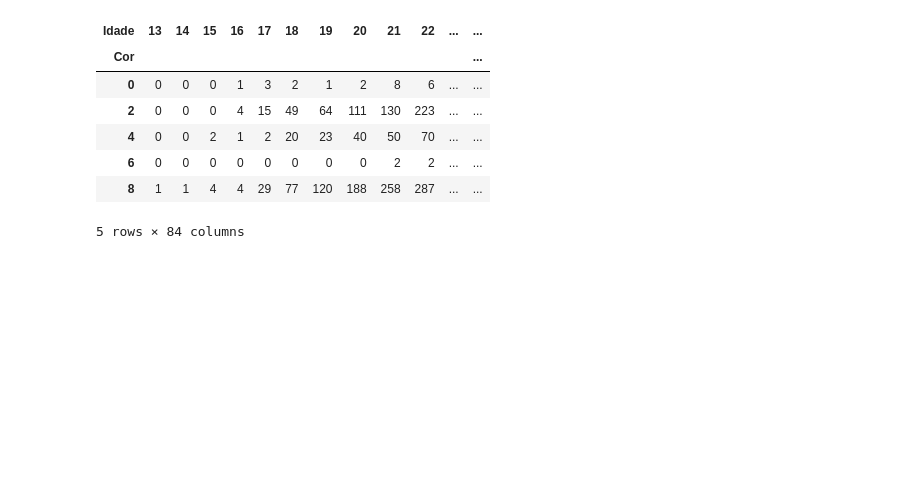
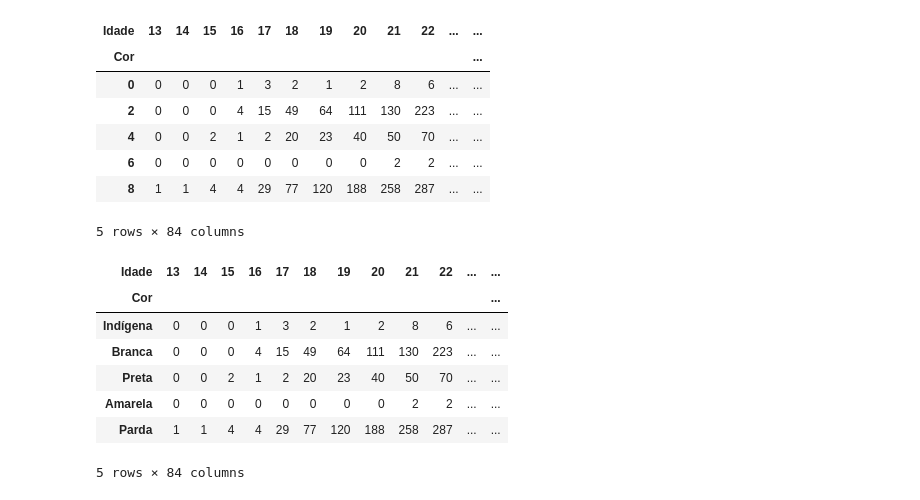
Before and after one commit to NewKanvas/Senac, a Jupyter notebook: IPython/Aula07.ipynb, the cells around one changed output. Cells and saved outputs as stored; diff of their text form; code cells hidden in the pictures; blank space fills up the shorter version.

```diff
--- a/IPython/Aula07.ipynb
+++ b/IPython/Aula07.ipynb
@@ -586,3 +593,15 @@ percentual
 | 6 | 0 | 0 | 0 | 0 | 0 | 0 | 0 | 0 | 2 | 2 | ... | ... |
 | 8 | 1 | 1 | 4 | 4 | 29 | 77 | 120 | 188 | 258 | 287 | ... | ... |
 5 rows × 84 columns
+# %%
+Coridade.rename(index = cor, inplace = True)
+Coridade
+# %% [output]
+| Idade | 13 | 14 | 15 | 16 | 17 | 18 | 19 | 20 | 21 | 22 | ... | ... |
+| Cor |  |  |  |  |  |  |  |  |  |  |  | ... |
+| Indígena | 0 | 0 | 0 | 1 | 3 | 2 | 1 | 2 | 8 | 6 | ... | ... |
+| Branca | 0 | 0 | 0 | 4 | 15 | 49 | 64 | 111 | 130 | 223 | ... | ... |
+| Preta | 0 | 0 | 2 | 1 | 2 | 20 | 23 | 40 | 50 | 70 | ... | ... |
+| Amarela | 0 | 0 | 0 | 0 | 0 | 0 | 0 | 0 | 2 | 2 | ... | ... |
+| Parda | 1 | 1 | 4 | 4 | 29 | 77 | 120 | 188 | 258 | 287 | ... | ... |
+5 rows × 84 columns
```
Also changed, not shown: parts of 3 cells of this notebook, 1 other file.
